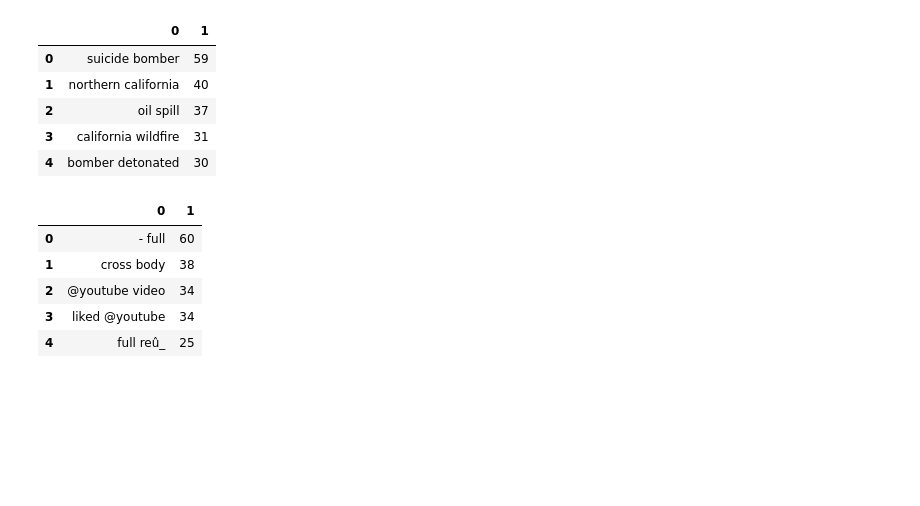
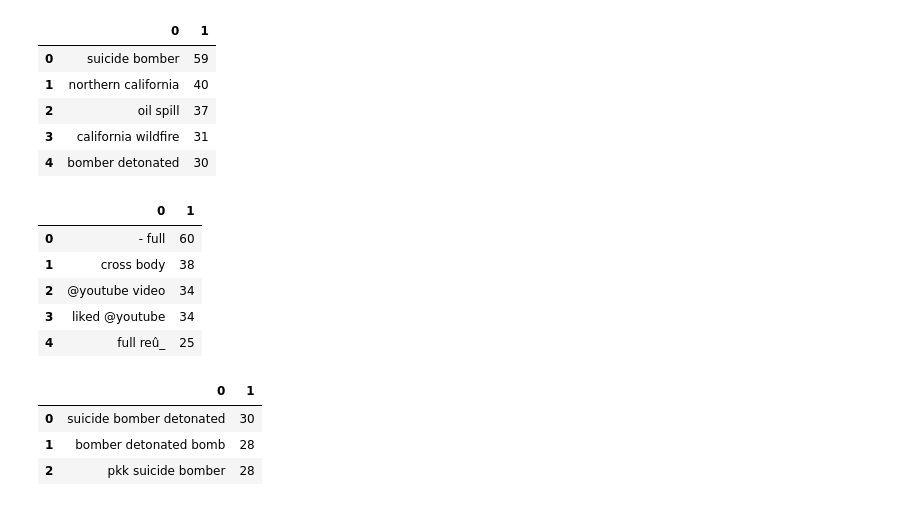
Before and after one commit to plthiyagu/Real-or-Not-NLP-with-Disaster-Tweets, a Jupyter notebook: My Real or Not? NLP Notebook.ipynb, the cells around one changed output. Drawn from its saved outputs; the diff is of its cells as text; code cells hidden in the pictures; blank space fills up the shorter version.

```diff
--- a/My Real or Not? NLP Notebook.ipynb
+++ b/My Real or Not? NLP Notebook.ipynb
@@ -335,11 +335,11 @@ df_nondisaster_unigrams = pd.DataFrame(sorted(nondisaster_unigrams.items(), key=
 disaster_bigrams = defaultdict(int)
 nondisaster_bigrams = defaultdict(int)
 
-for tweet in df_train[DISASTER_TWEETS]['text']:
+for tweet in train[DISASTER_TWEETS]['text']:
     for word in generate_ngrams(tweet, n_gram=2):
         disaster_bigrams[word] += 1
 
-for tweet in df_train[~DISASTER_TWEETS]['text']:
+for tweet in train[~DISASTER_TWEETS]['text']:
     for word in generate_ngrams(tweet, n_gram=2):
         nondisaster_bigrams[word] += 1
 
@@ -350,11 +350,11 @@ df_nondisaster_bigrams = pd.DataFrame(sorted(nondisaster_bigrams.items(), key=la
 disaster_trigrams = defaultdict(int)
 nondisaster_trigrams = defaultdict(int)
 
-for tweet in df_train[DISASTER_TWEETS]['text']:
+for tweet in train[DISASTER_TWEETS]['text']:
     for word in generate_ngrams(tweet, n_gram=3):
         disaster_trigrams[word] += 1
 
-for tweet in df_train[~DISASTER_TWEETS]['text']:
+for tweet in train[~DISASTER_TWEETS]['text']:
     for word in generate_ngrams(tweet, n_gram=3):
         nondisaster_trigrams[word] += 1
 
@@ -442,13 +442,20 @@ df_nondisaster_bigrams.head()
 disaster_trigrams = defaultdict(int)
 nondisaster_trigrams = defaultdict(int)
 
-for tweet in df_train[DISASTER_TWEETS]['text']:
+for tweet in train[DISASTER_TWEETS]['text']:
     for word in generate_ngrams(tweet, n_gram=3):
         disaster_trigrams[word] += 1
 
-for tweet in df_train[~DISASTER_TWEETS]['text']:
+for tweet in train[~DISASTER_TWEETS]['text']:
     for word in generate_ngrams(tweet, n_gram=3):
         nondisaster_trigrams[word] += 1
 
 df_disaster_trigrams = pd.DataFrame(sorted(disaster_trigrams.items(), key=lambda x: x[1])[::-1])
 df_nondisaster_trigrams = pd.DataFrame(sorted(nondisaster_trigrams.items(), key=lambda x: x[1])[::-1])
+# %%
+df_disaster_trigrams.head(3)
+# %% [output]
+|  | 0 | 1 |
+| 0 | suicide bomber detonated | 30 |
+| 1 | bomber detonated bomb | 28 |
+| 2 | pkk suicide bomber | 28 |
```
Also changed, not shown: parts of 1 cell of this notebook.
